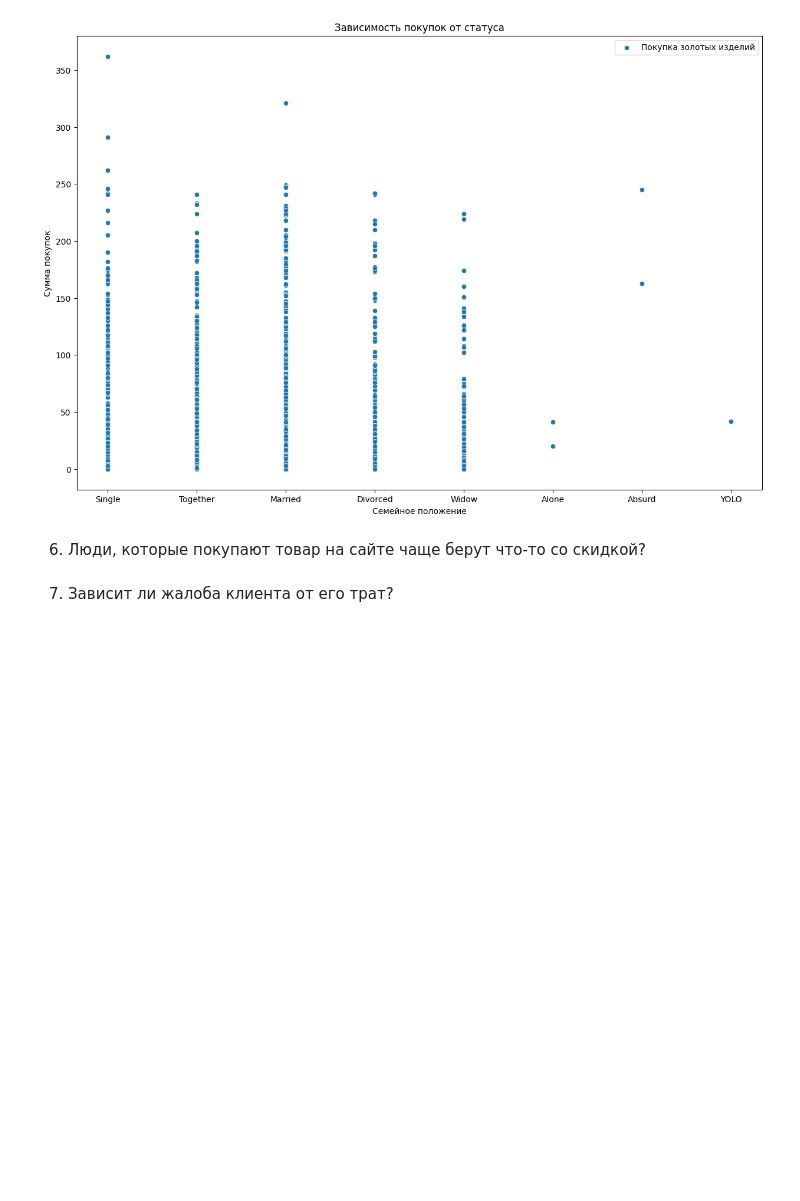
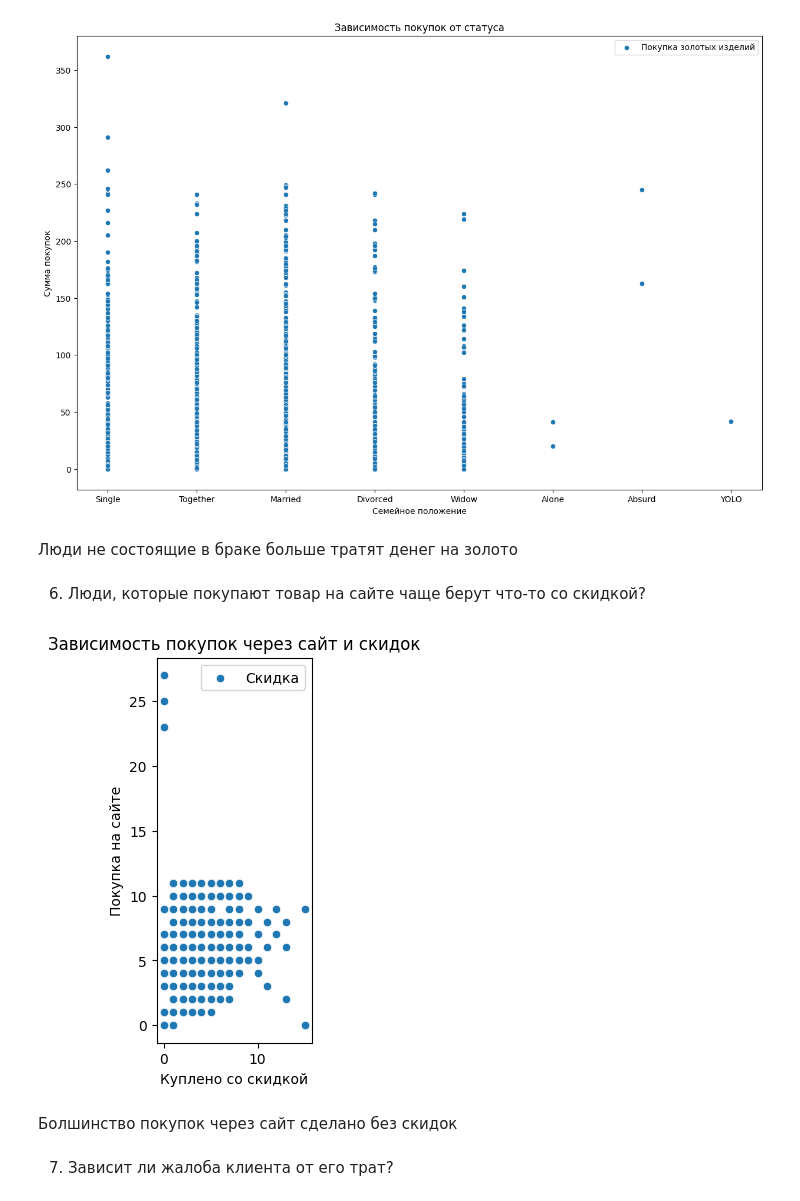
Before and after one commit to korsh624/DS, a Jupyter notebook: 1.9/HW_1RAZDEL_PRO_forstud.ipynb, the cells around one changed output. Saved outputs shown, nothing was run; the diff lists cells and outputs as text; code cells hidden in the pictures; blank space fills up the shorter version.

```diff
--- a/1.9/HW_1RAZDEL_PRO_forstud.ipynb
+++ b/1.9/HW_1RAZDEL_PRO_forstud.ipynb
@@ -380,8 +382,22 @@ plt.legend()
 plt.show()
 # %% [output]
 [figure]
+# %% [markdown]
+Люди не состоящие в браке больше тратят денег на золото
 # %% [markdown]
 6. Люди, которые покупают товар на сайте чаще берут что-то со скидкой?
+# %%
+plt.figure(figsize=(2, 5))
+sns.scatterplot(x='NumDealsPurchases', y='NumWebPurchases', data=df, label='Скидка')
+plt.xlabel('Куплено со скидкой')
+plt.ylabel('Покупка на сайте')
+plt.title('Зависимость покупок через сайт и скидок')
+plt.legend()
+plt.show()
+# %% [output]
+[figure, added]
+# %% [markdown]
+Болшинство покупок через сайт сделано без скидок
 # %% [markdown]
 7. Зависит ли жалоба клиента от его трат?
 # %%
```
Also changed, not shown: parts of 9 cells of this notebook.
